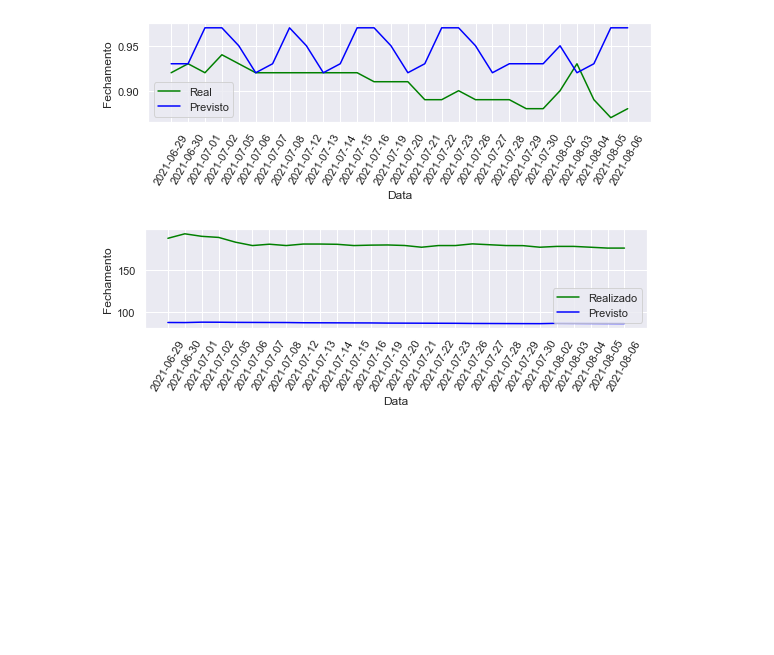
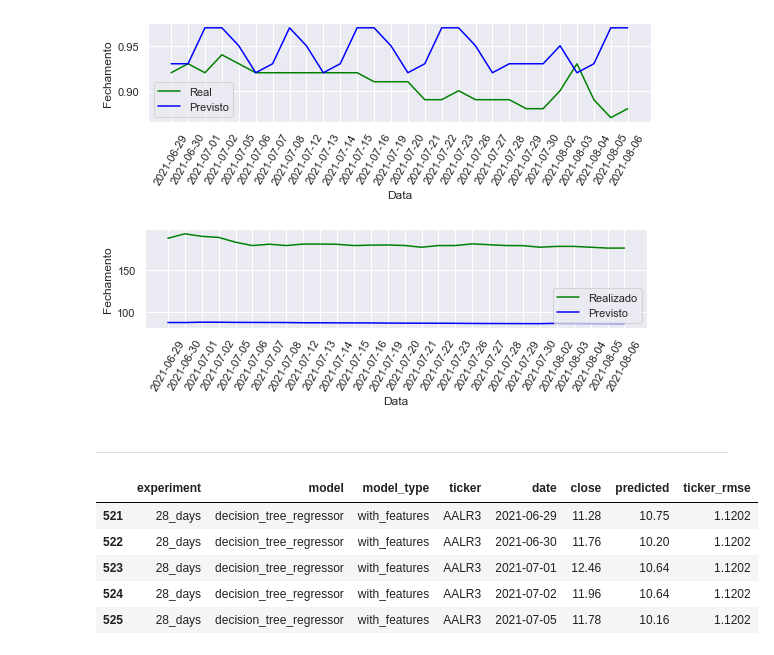
Before and after one commit to brunno-oliveira/b3-invest, a Jupyter notebook: notebook/plot_resultados.ipynb, the cells around one changed output. Cells and saved outputs as stored; diff of their text form; code cells hidden in the pictures; blank space fills up the shorter version.

```diff
--- a/notebook/experimento_experiments.ipynb
+++ b/notebook/plot_resultados.ipynb
@@ -340,3 +312,14 @@ fig.savefig(
 # %% [output]
 [figure]
 [figure]
+# %% [markdown]
+---
+# %%
+df_28_days.head()
+# %% [output]
+|  | experiment | model | model_type | ticker | date | close | predicted | ticker_rmse |
+| 521 | 28_days | decision_tree_regressor | with_features | AALR3 | 2021-06-29 | 11.28 | 10.75 | 1.1202 |
+| 522 | 28_days | decision_tree_regressor | with_features | AALR3 | 2021-06-30 | 11.76 | 10.20 | 1.1202 |
+| 523 | 28_days | decision_tree_regressor | with_features | AALR3 | 2021-07-01 | 12.46 | 10.64 | 1.1202 |
+| 524 | 28_days | decision_tree_regressor | with_features | AALR3 | 2021-07-02 | 11.96 | 10.64 | 1.1202 |
+| 525 | 28_days | decision_tree_regressor | with_features | AALR3 | 2021-07-05 | 11.78 | 10.16 | 1.1202 |
```
Also changed, not shown: parts of 17 cells of this notebook, 1 other file.
